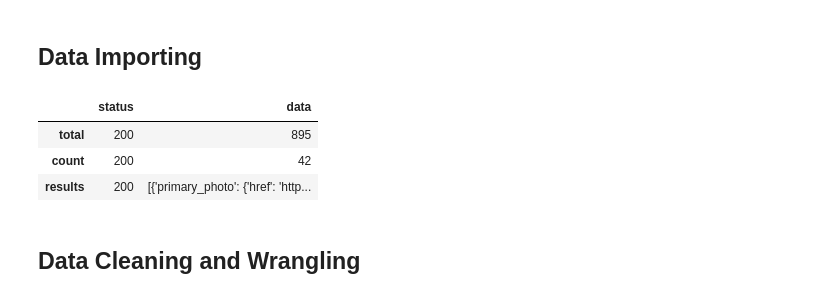
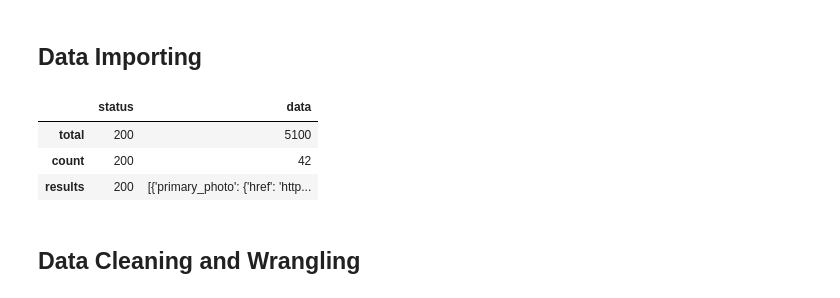
Before and after one commit to blairjdaniel/DS-Midterm-Project, a Jupyter notebook: Blair's Work/1 - EDA_blair.ipynb, the cells around one changed output. Drawn from its saved outputs; the diff is of its cells as text; code cells hidden in the pictures.

```diff
--- a/Blair's Work/1 - EDA_blair.ipynb
+++ b/Blair's Work/1 - EDA_blair.ipynb
@@ -32,11 +32,11 @@ import seaborn as sns
 ## Data Importing
 # %%
 # load one file first to see what type of data you're dealing with and what attributes it has
-df = pd.read_json('/Users/blairjdaniel/lighthouse/lighthouse/DS-Midterm-Project/DS-Midterm-Project/data/AL_Montgomery_3.json')
+df = pd.read_json('/Users/blairjdaniel/lighthouse/lighthouse/DS_group_project/DS-Midterm-Project/data/AZ_Phoenix_0.json')
 df
 # %% [output]
 |  | status | data |
-| total | 200 | 895 |
+| total | 200 | 5100 |
 | count | 200 | 42 |
 | results | 200 | [{'primary_photo': {'href': 'http... |
 # %%
```
Also changed, not shown: parts of 8 cells of this notebook, 2 other files.
